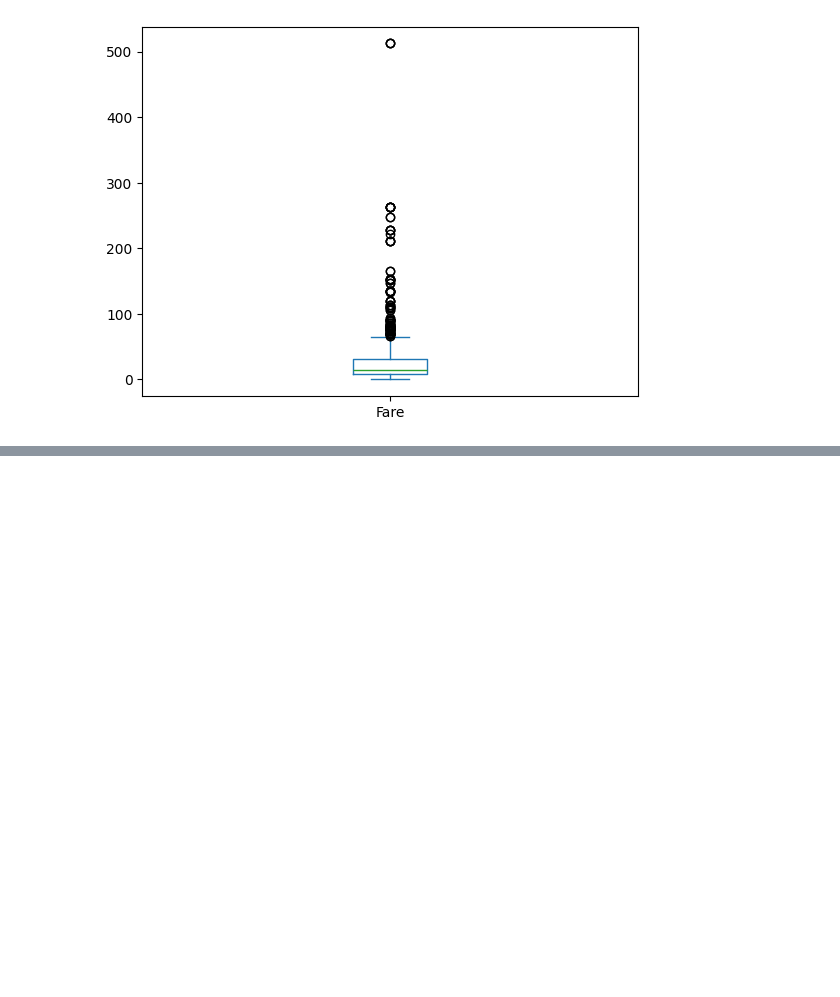
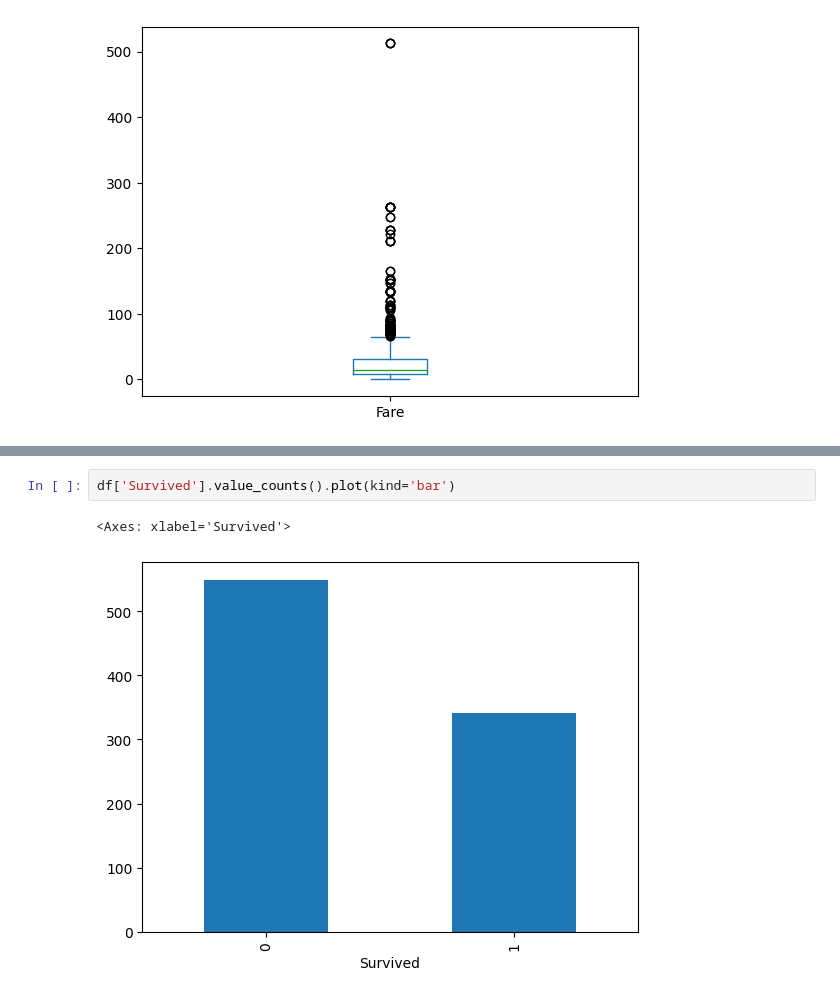
Before and after one commit to Bhavik2209/EDA, a Jupyter notebook: index.ipynb, the cells around one changed output, grey strips where cells are left out. Saved outputs shown, nothing was run; the diff lists cells and outputs as text; blank space fills up the shorter version.

```diff
--- a/index.ipynb
+++ b/index.ipynb
@@ -127,0 +146,5 @@ df[fare>300]
+# %%
+df['Survived'].value_counts().plot(kind='bar')
+# %% [output]
+<Axes: xlabel='Survived'>
+[figure, added]
```
Also changed, not shown: parts of 52 cells of this notebook.
